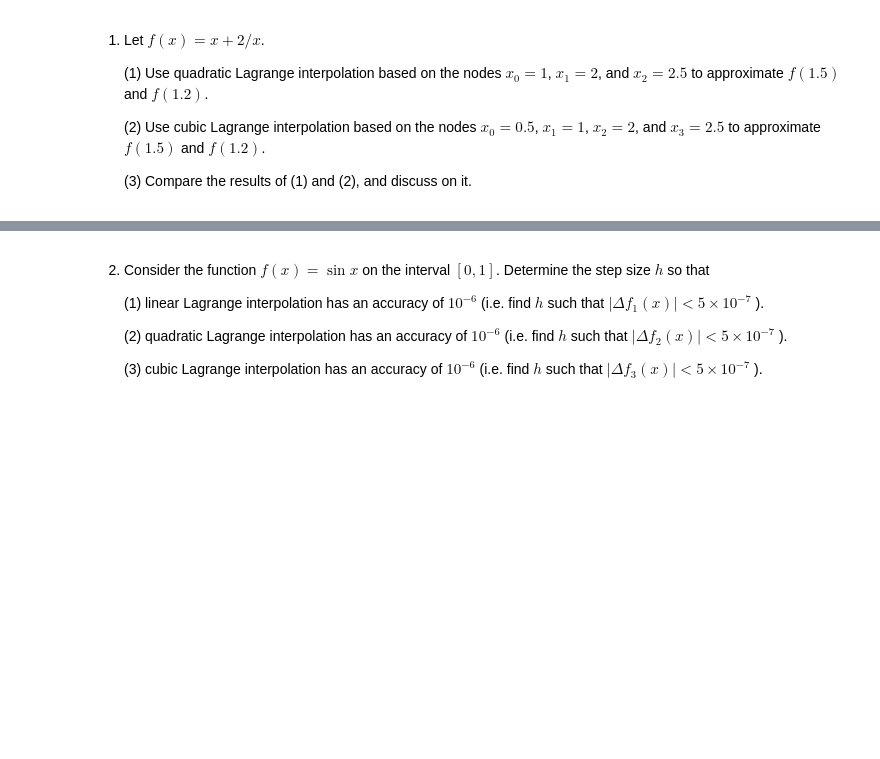
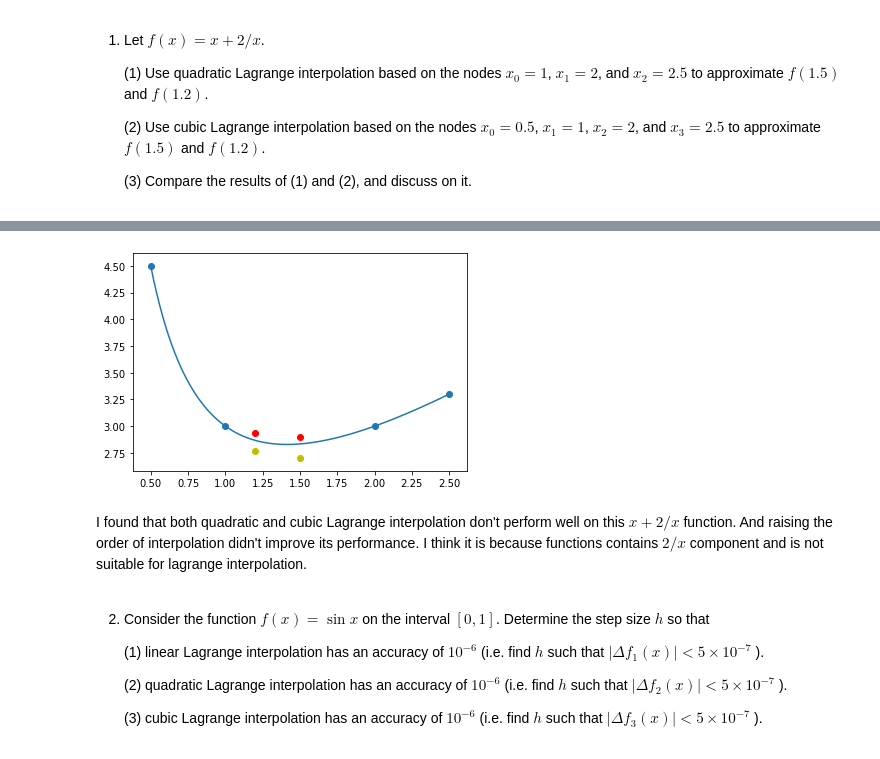
Before and after one commit to Little-old-brother-team/GroupWork, a Jupyter notebook: Week9/GroupWork9.ipynb, the cells around one changed output, grey strips where cells are left out. Cells and saved outputs as stored; diff of their text form; code cells hidden in the pictures; blank space fills up the shorter version.

```diff
--- a/Week9/GroupWork9.ipynb
+++ b/Week9/GroupWork9.ipynb
@@ -37,3 +49,23 @@ y_qua[1] = Lagrange(1.5, x0, y0, 3)
+# %%
+# 2) ======================================================
+x0 = [0.5, 1, 2, 2.5]
+y0_real = f1(x0)
+y2_lag = np.zeros(2)
+y2_lag[0] = Lagrange(1.5, x0, y0_real, 4)
+y2_lag[1] = Lagrange(1.2, x0, y0_real, 4)
+
+x_plot = np.linspace(0.5, 2.5, 100)
+plt.figure()
+plt.plot(x_plot, f1(x_plot), label="Real data")
+plt.scatter(x0, y0_real)
+plt.scatter([1.5, 1.2], y_lag, c='r', label="quadratic interpolation")
+plt.scatter([1.5, 1.2], y2_lag, c='y', label="cubic interpolation")
+plt.show()
+plt.close()
+# %% [output]
+[figure, added]
+# %% [markdown]
+I found that both quadratic and cubic Lagrange interpolation don't perform well on this $x+2/x$ function. And raising the order of interpolation didn't improve its performance. I think it is because functions contains $2/x$ component and is not suitable for lagrange interpolation.
 # %% [markdown]
 2. Consider the function $f(x)=\sin x$ on the interval $[0,1]$. Determine the step size $h$ so that
 
```
Also changed, not shown: parts of 3 cells of this notebook.
